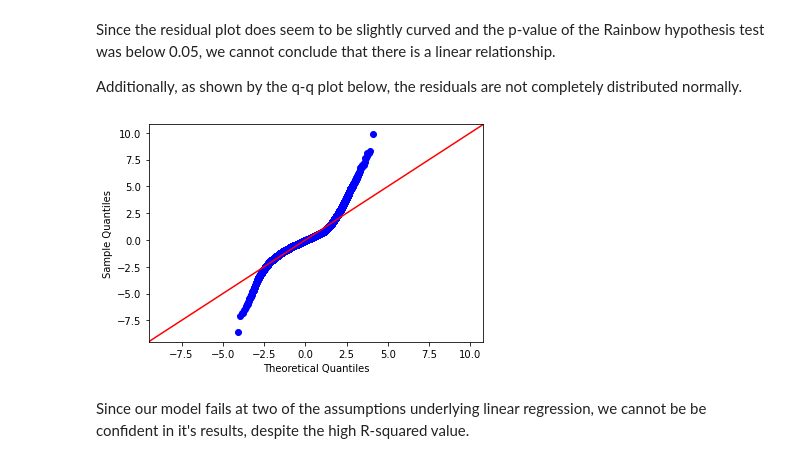
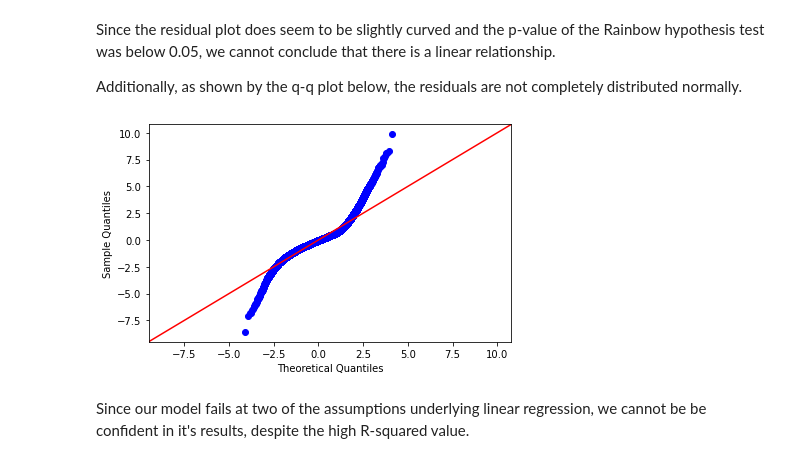
Before and after one commit to rlodetti/Housing_Project, a Jupyter notebook: housing_project.ipynb, the cells around one changed output. Drawn from its saved outputs; the diff is of its cells as text; code cells hidden in the pictures.

```diff
--- a/housing_project.ipynb
+++ b/housing_project.ipynb
@@ -576,12 +556,10 @@ sm.stats.diagnostic.linear_rainbow(final_results)[1]
 Since the residual plot does seem to be slightly curved and the p-value of the Rainbow hypothesis test was below 0.05, we cannot conclude that there is a linear relationship.
 
 Additionally, as shown by the q-q plot below, the residuals are not completely distributed normally.
-# %%
-fig, ax = plt.subplots()
-sm.graphics.qqplot(final_results.resid, dist=stats.norm, line='45', fit=True, ax=ax)
-plt.show();
-# %% [output]
-[figure, removed]
+# %%
+dm.qq_viz(df,final_results)
+# %% [output]
+[figure, added]
 # %% [markdown]
 Since our model fails at two of the assumptions underlying linear regression, we cannot be  be confident in it's results, despite the high R-squared value.
 # %% [markdown]
```
Also changed, not shown: parts of 8 cells of this notebook, 9 other files.
